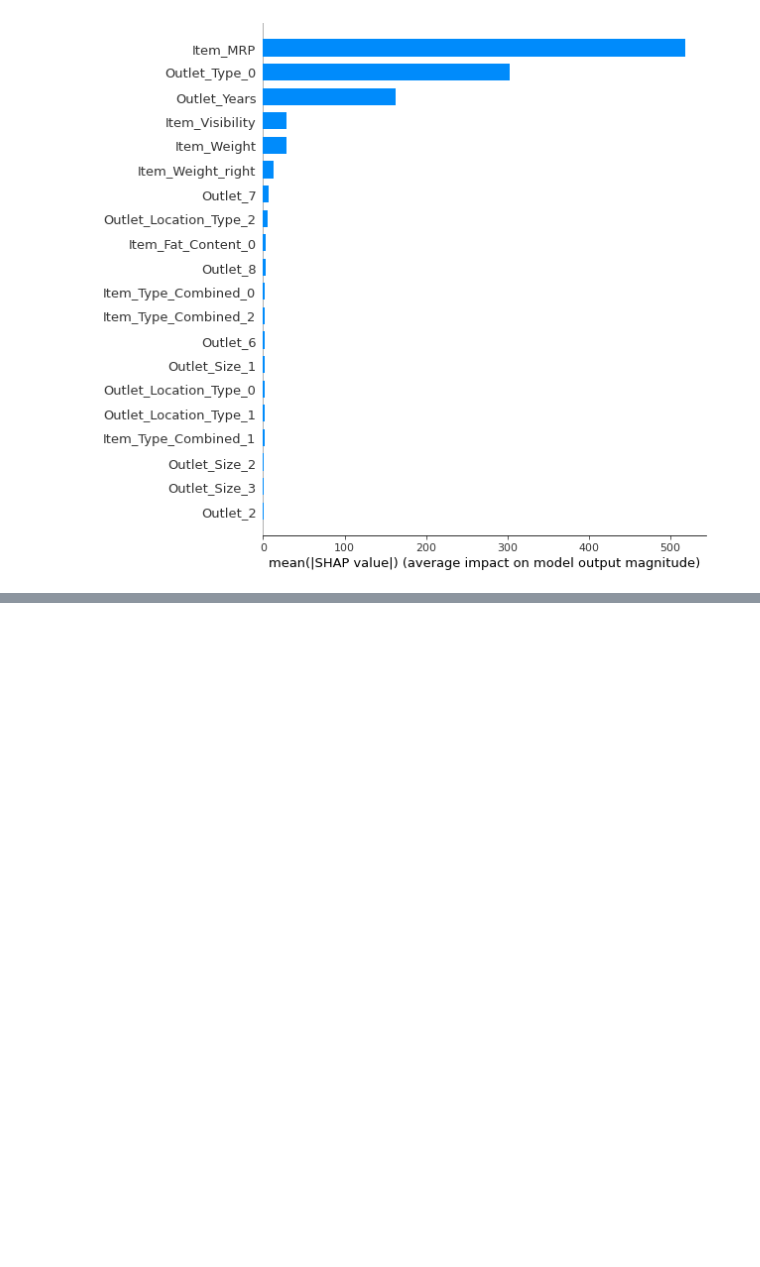
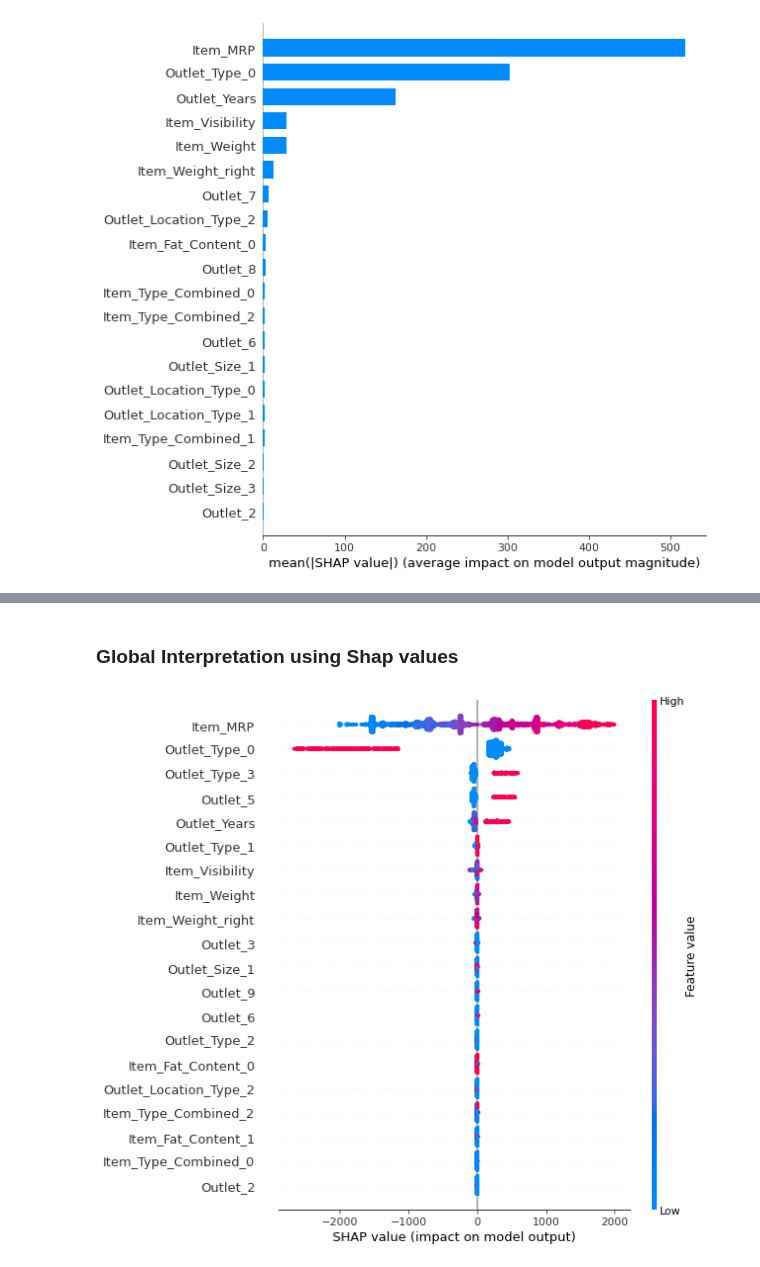
Before and after one commit to GTorley/SHAP_basics, a Jupyter notebook: SHAP.ipynb, the cells around one changed output, grey strips where cells are left out. Saved outputs shown, nothing was run; the diff lists cells and outputs as text; code cells hidden in the pictures; blank space fills up the shorter version.

```diff
--- a/SHAP.ipynb
+++ b/SHAP.ipynb
@@ -269,0 +306,6 @@ shap.dependence_plot('Item_Weight', shap_values, X_train)
+# %%
+explainer2 = shap.TreeExplainer(rf_model)
+shap_values2 = explainer2.shap_values(X_train)
+i = 4776
+shap.force_plot(explainer2.expected_value, shap_values2[i], features=X_train.loc[4776],
+                feature_names=X_train.columns)
@@ -269,0 +314,6 @@ shap.dependence_plot('Item_Weight', shap_values, X_train)
+# %% [markdown]
+### Global Interpretation using Shap values
+# %%
+shap.summary_plot(shap_values2, features=X_train, feature_names=X_train.columns)
+# %% [output]
+[figure, added]
```
Also changed, not shown: parts of 26 cells of this notebook.
